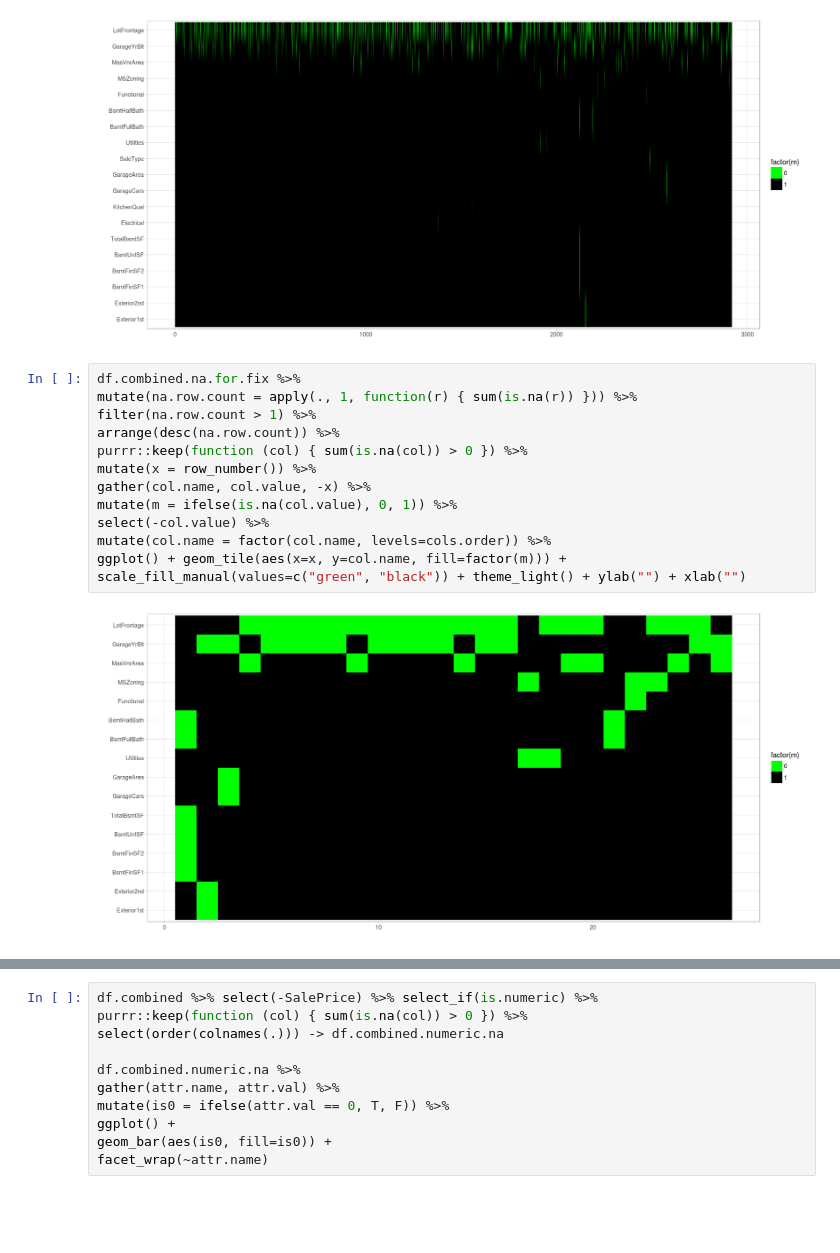
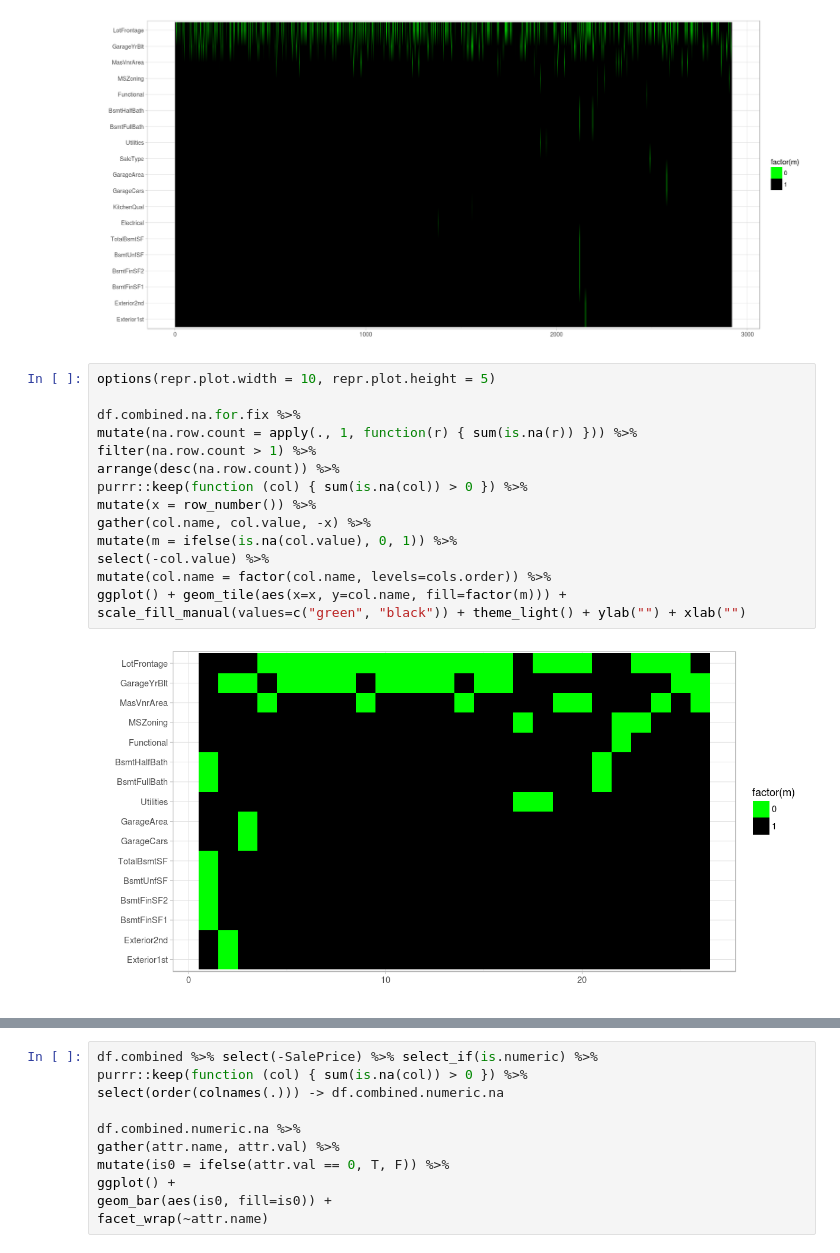
Before and after one commit to MatrixNorm/kaggle, a Jupyter notebook: house-prices/R/notebooks/fix_missing_values.ipynb, the cells around one changed output, grey strips where cells are left out. Drawn from its saved outputs; the diff is of its cells as text; blank space fills up the shorter version.

```diff
--- a/house-prices/R/notebooks/fix_missing_values.ipynb
+++ b/house-prices/R/notebooks/fix_missing_values.ipynb
@@ -55,18 +55,20 @@ scale_fill_manual(values=c("green", "black")) + theme_light() + ylab("") + xlab(
 # %% [output]
 [figure]
 # %%
+options(repr.plot.width = 10, repr.plot.height = 5)
+
 df.combined.na.for.fix %>%
 mutate(na.row.count = apply(., 1, function(r) { sum(is.na(r)) })) %>%
 filter(na.row.count > 1) %>%
 arrange(desc(na.row.count)) %>%
 purrr::keep(function (col) { sum(is.na(col)) > 0 }) %>%
 mutate(x = row_number()) %>%
 gather(col.name, col.value, -x) %>%
 mutate(m = ifelse(is.na(col.value), 0, 1)) %>%
 select(-col.value) %>%
 mutate(col.name = factor(col.name, levels=cols.order)) %>%
 ggplot() + geom_tile(aes(x=x, y=col.name, fill=factor(m))) +
 scale_fill_manual(values=c("green", "black")) + theme_light() + ylab("") + xlab("")
 # %% [output]
-[figure, old version]
+[figure, new version]
 # %%
```
Also changed, not shown: parts of 1 cell of this notebook, 2 other files.
